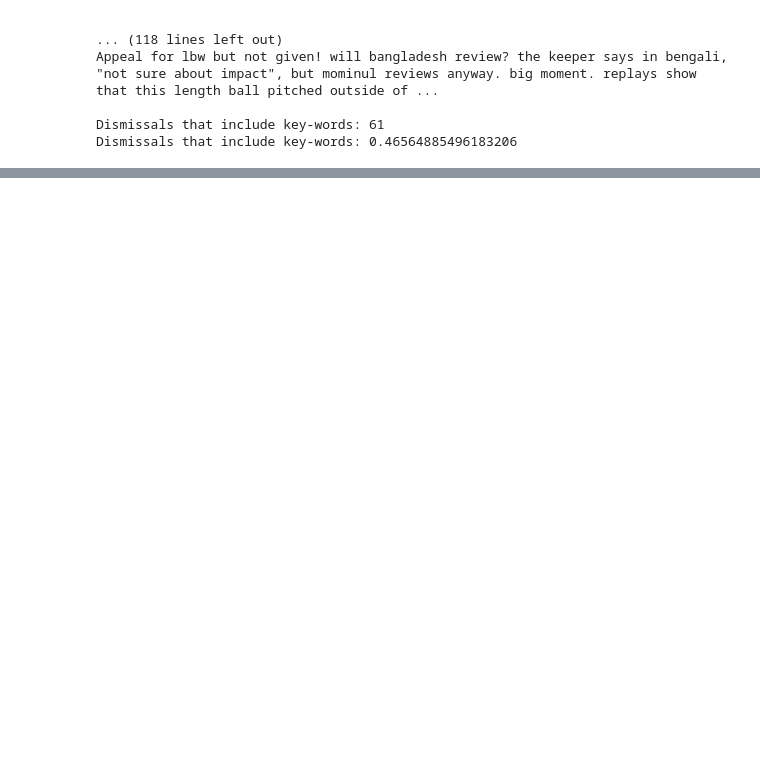
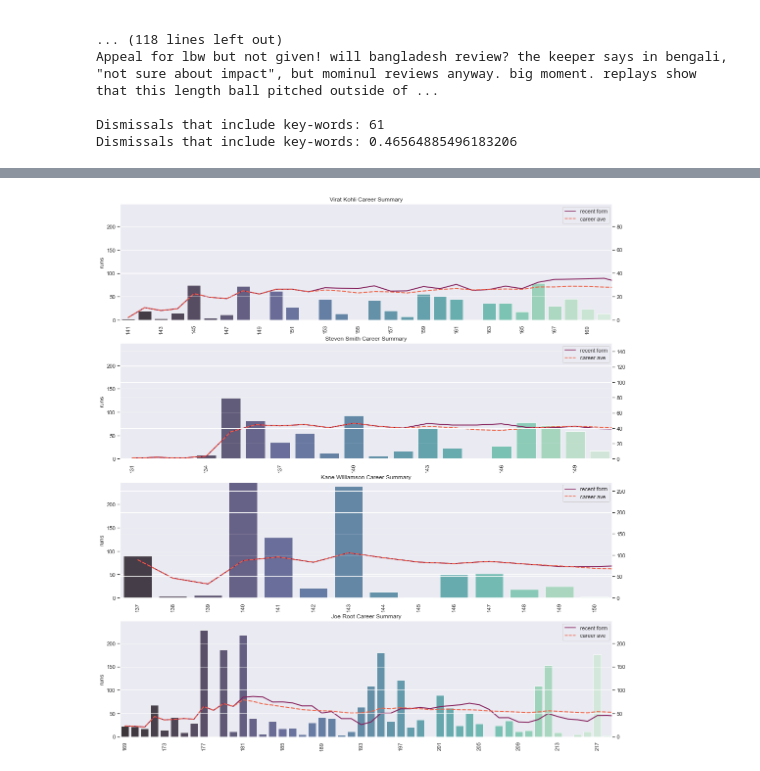
Before and after one commit to abhiramjoshi/cricket_analysis, a Jupyter notebook: codebase/Kohli/kohli_analysis.ipynb, the cells around one changed output, grey strips where cells are left out. Cells and saved outputs as stored; diff of their text form; code cells hidden in the pictures; blank space fills up the shorter version.

Commit message:
top 4 batsman end of careers

```diff
--- a/codebase/Kohli/kohli_analysis.ipynb
+++ b/codebase/Kohli/kohli_analysis.ipynb
@@ -358,0 +379,6 @@ def search_for_keywords(text_items, keywords, exclude_words):
+# %%
+top_four_comms = {}
+for player in ['253802', 303669, 277906, 267192]:
+    inning = utils.load_data(player, 'career_innings_stats', data_folder=CAREERS)
+    innings_df = pd.read_json(inning)
+    top_four_comms[player] = innings_df
@@ -358,0 +390,2 @@ def search_for_keywords(text_items, keywords, exclude_words):
+# %%
+top_four_stats = af.apply_aggregate_func_to_list(['253802', '303669', '277906', '267192'], [af.calculate_recent_form_average, af.calculate_running_average], dates='2020-02-21:', disable_logging=False)
@@ -358,0 +414,6 @@ def search_for_keywords(text_items, keywords, exclude_words):
+# %%
+top_four_comms = {}
+for player in ['253802', '303669', '277906', '267192']:
+    inning = utils.load_data(player, 'career_innings_stats', data_folder=CAREERS)
+    innings_df = pd.read_json(inning)
+    top_four_comms[player] = innings_df[innings_df.date >= '2020-02-21']
@@ -358,0 +425,3 @@ def search_for_keywords(text_items, keywords, exclude_words):
+# %%
+gf.graph_career_batting_summary(top_four_stats['calculate_recent_form_average'], top_four_stats['calculate_running_average'], top_four_comms)
+# %% [output]
@@ -358,0 +432 @@ def search_for_keywords(text_items, keywords, exclude_words):
+[figure, added]
```
Also changed, not shown: parts of 12 cells of this notebook.
